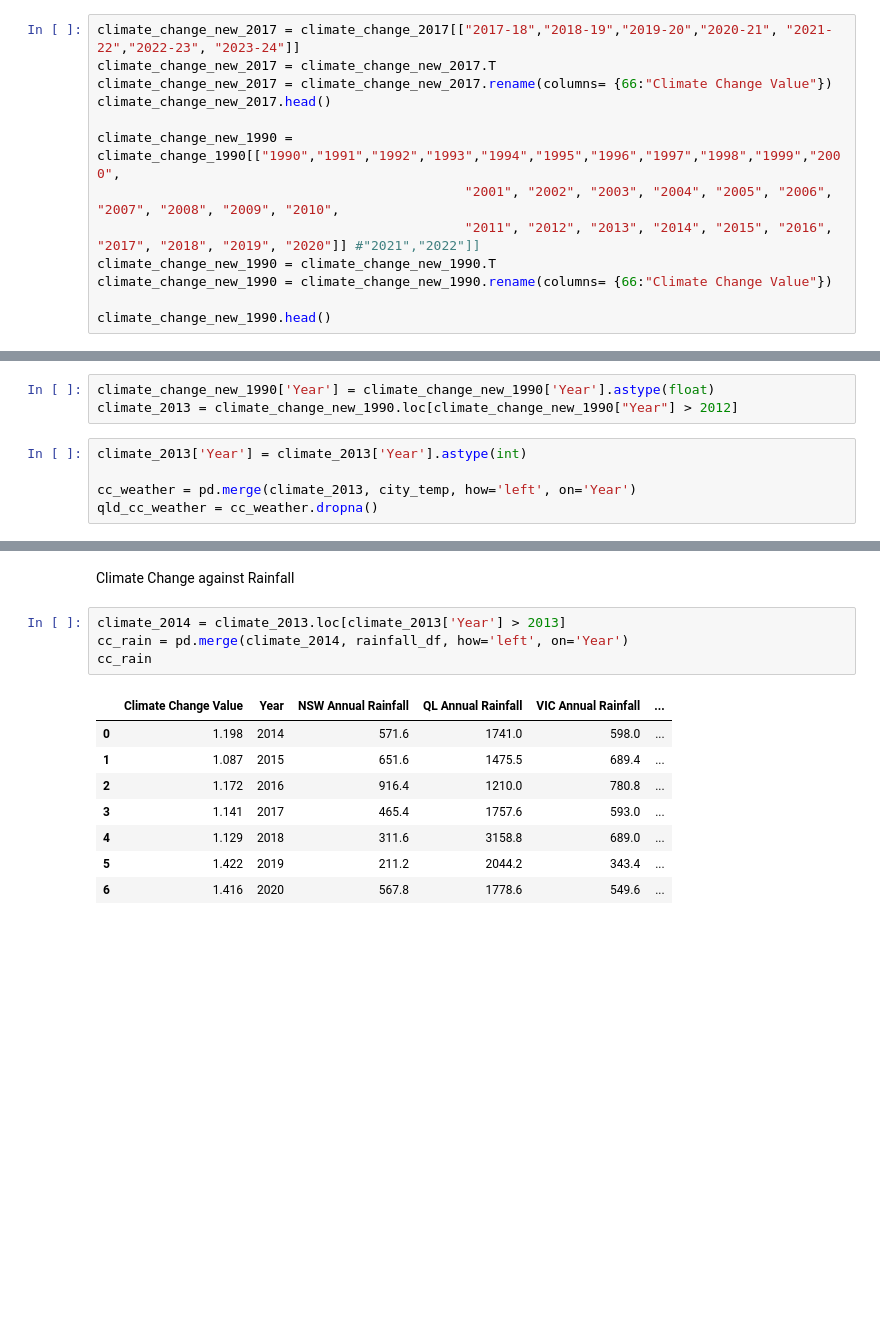
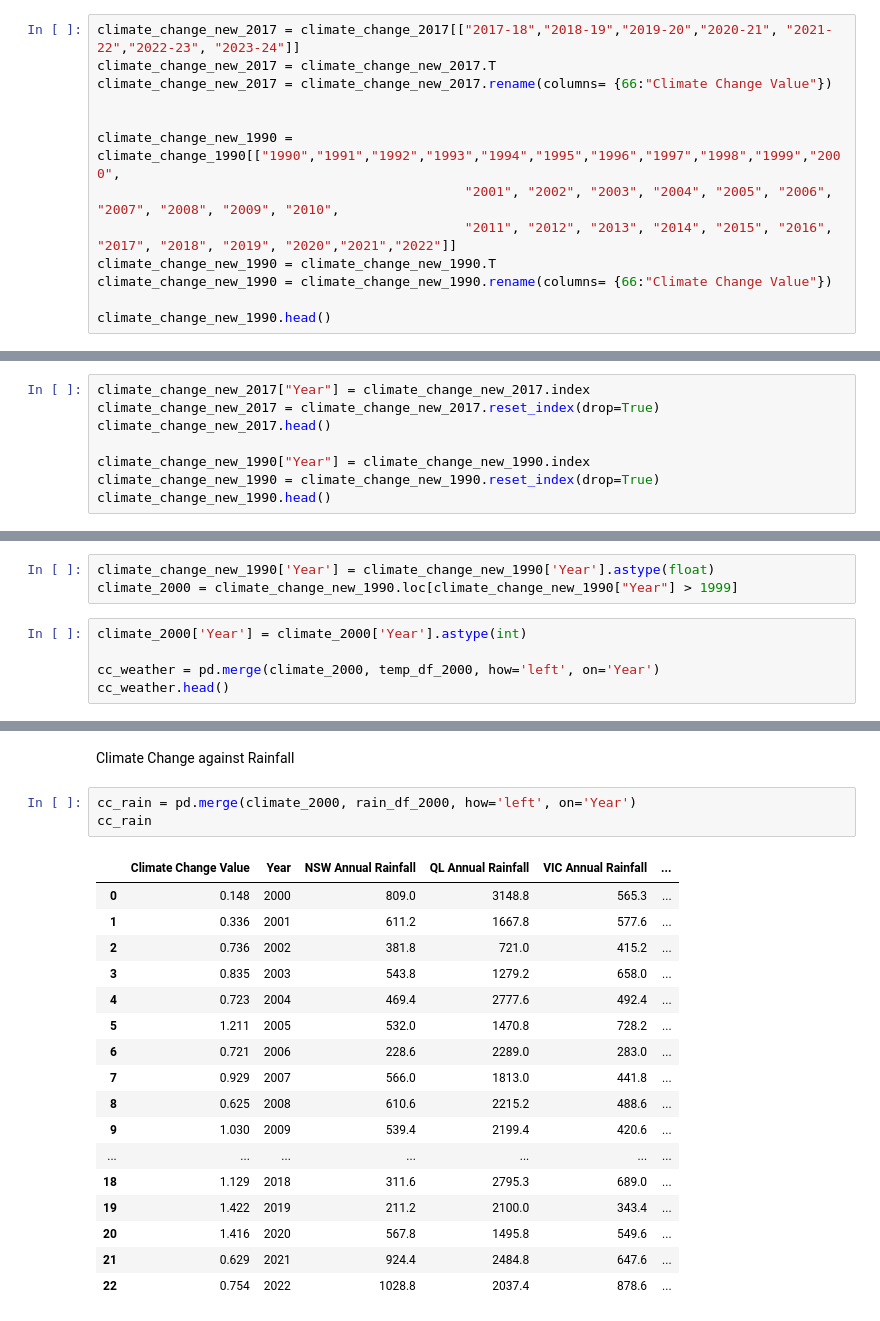
Before and after one commit to B-osborne1/project-one, a Jupyter notebook: project_main_script.ipynb, the cells around one changed output, grey strips where cells are left out. Saved outputs shown, nothing was run; the diff lists cells and outputs as text; blank space fills up the shorter version.

```diff
--- a/project_main_script.ipynb
+++ b/project_main_script.ipynb
@@ -329,11 +574,11 @@ Name: 1990, dtype: float64
 climate_change_new_2017 = climate_change_2017[["2017-18","2018-19","2019-20","2020-21", "2021-22","2022-23", "2023-24"]]
 climate_change_new_2017 = climate_change_new_2017.T
 climate_change_new_2017 = climate_change_new_2017.rename(columns= {66:"Climate Change Value"})
-climate_change_new_2017.head()
+
 
 climate_change_new_1990 = climate_change_1990[["1990","1991","1992","1993","1994","1995","1996","1997","1998","1999","2000",
                                                "2001", "2002", "2003", "2004", "2005", "2006", "2007", "2008", "2009", "2010",
-                                               "2011", "2012", "2013", "2014", "2015", "2016", "2017", "2018", "2019", "2020"]] #"2021","2022"]]
+                                               "2011", "2012", "2013", "2014", "2015", "2016", "2017", "2018", "2019", "2020","2021","2022"]]
 climate_change_new_1990 = climate_change_new_1990.T
 climate_change_new_1990 = climate_change_new_1990.rename(columns= {66:"Climate Change Value"})
 
@@ -527,0 +593,8 @@ TypeError: ufunc 'divide' not supported for the input types, and the inputs coul
+# %%
+climate_change_new_2017["Year"] = climate_change_new_2017.index
+climate_change_new_2017 = climate_change_new_2017.reset_index(drop=True)
+climate_change_new_2017.head()
+
+climate_change_new_1990["Year"] = climate_change_new_1990.index
+climate_change_new_1990 = climate_change_new_1990.reset_index(drop=True)
+climate_change_new_1990.head()
@@ -585,12 +830,12 @@ KeyError: '2013'
 Temperature against climate change
 # %%
 climate_change_new_1990['Year'] = climate_change_new_1990['Year'].astype(float)
-climate_2013 = climate_change_new_1990.loc[climate_change_new_1990["Year"] > 2012]
+climate_2000 = climate_change_new_1990.loc[climate_change_new_1990["Year"] > 1999]
 # %%
-climate_2013['Year'] = climate_2013['Year'].astype(int)
+climate_2000['Year'] = climate_2000['Year'].astype(int)
 
-cc_weather = pd.merge(climate_2013, city_temp, how='left', on='Year')
-qld_cc_weather = cc_weather.dropna()
+cc_weather = pd.merge(climate_2000, temp_df_2000, how='left', on='Year')
+cc_weather.head()
 # %% [output]
 A value is trying to be set on a copy of a slice from a DataFrame.
 Try using .loc[row_indexer,col_indexer] = value instead
@@ -716,18 +971,26 @@ ValueError: too many values to unpack (expected 4)
 # %% [markdown]
 Climate Change against Rainfall
 # %%
-climate_2014 = climate_2013.loc[climate_2013['Year'] > 2013]
-cc_rain = pd.merge(climate_2014, rainfall_df, how='left', on='Year')
+cc_rain = pd.merge(climate_2000, rain_df_2000, how='left', on='Year')
 cc_rain
 # %% [output]
 |  | Climate Change Value | Year | NSW Annual Rainfall | QL Annual Rainfall | VIC Annual Rainfall | ... |
-| 0 | 1.198 | 2014 | 571.6 | 1741.0 | 598.0 | ... |
-| 1 | 1.087 | 2015 | 651.6 | 1475.5 | 689.4 | ... |
-| 2 | 1.172 | 2016 | 916.4 | 1210.0 | 780.8 | ... |
-| 3 | 1.141 | 2017 | 465.4 | 1757.6 | 593.0 | ... |
-| 4 | 1.129 | 2018 | 311.6 | 3158.8 | 689.0 | ... |
-| 5 | 1.422 | 2019 | 211.2 | 2044.2 | 343.4 | ... |
-| 6 | 1.416 | 2020 | 567.8 | 1778.6 | 549.6 | ... |
+| 0 | 0.148 | 2000 | 809.0 | 3148.8 | 565.3 | ... |
+| 1 | 0.336 | 2001 | 611.2 | 1667.8 | 577.6 | ... |
+| 2 | 0.736 | 2002 | 381.8 | 721.0 | 415.2 | ... |
+| 3 | 0.835 | 2003 | 543.8 | 1279.2 | 658.0 | ... |
+| 4 | 0.723 | 2004 | 469.4 | 2777.6 | 492.4 | ... |
+| 5 | 1.211 | 2005 | 532.0 | 1470.8 | 728.2 | ... |
+| 6 | 0.721 | 2006 | 228.6 | 2289.0 | 283.0 | ... |
+| 7 | 0.929 | 2007 | 566.0 | 1813.0 | 441.8 | ... |
+| 8 | 0.625 | 2008 | 610.6 | 2215.2 | 488.6 | ... |
+| 9 | 1.030 | 2009 | 539.4 | 2199.4 | 420.6 | ... |
+| ... | ... | ... | ... | ... | ... | ... |
+| 18 | 1.129 | 2018 | 311.6 | 2795.3 | 689.0 | ... |
+| 19 | 1.422 | 2019 | 211.2 | 2100.0 | 343.4 | ... |
+| 20 | 1.416 | 2020 | 567.8 | 1495.8 | 549.6 | ... |
+| 21 | 0.629 | 2021 | 924.4 | 2484.8 | 647.6 | ... |
+| 22 | 0.754 | 2022 | 1028.8 | 2037.4 | 878.6 | ... |
 # %%
 # Creating a multi plot with three rows and two columns
 fig, axs = plt.subplots(3, 2)
```
Also changed, not shown: parts of 45 cells of this notebook.
